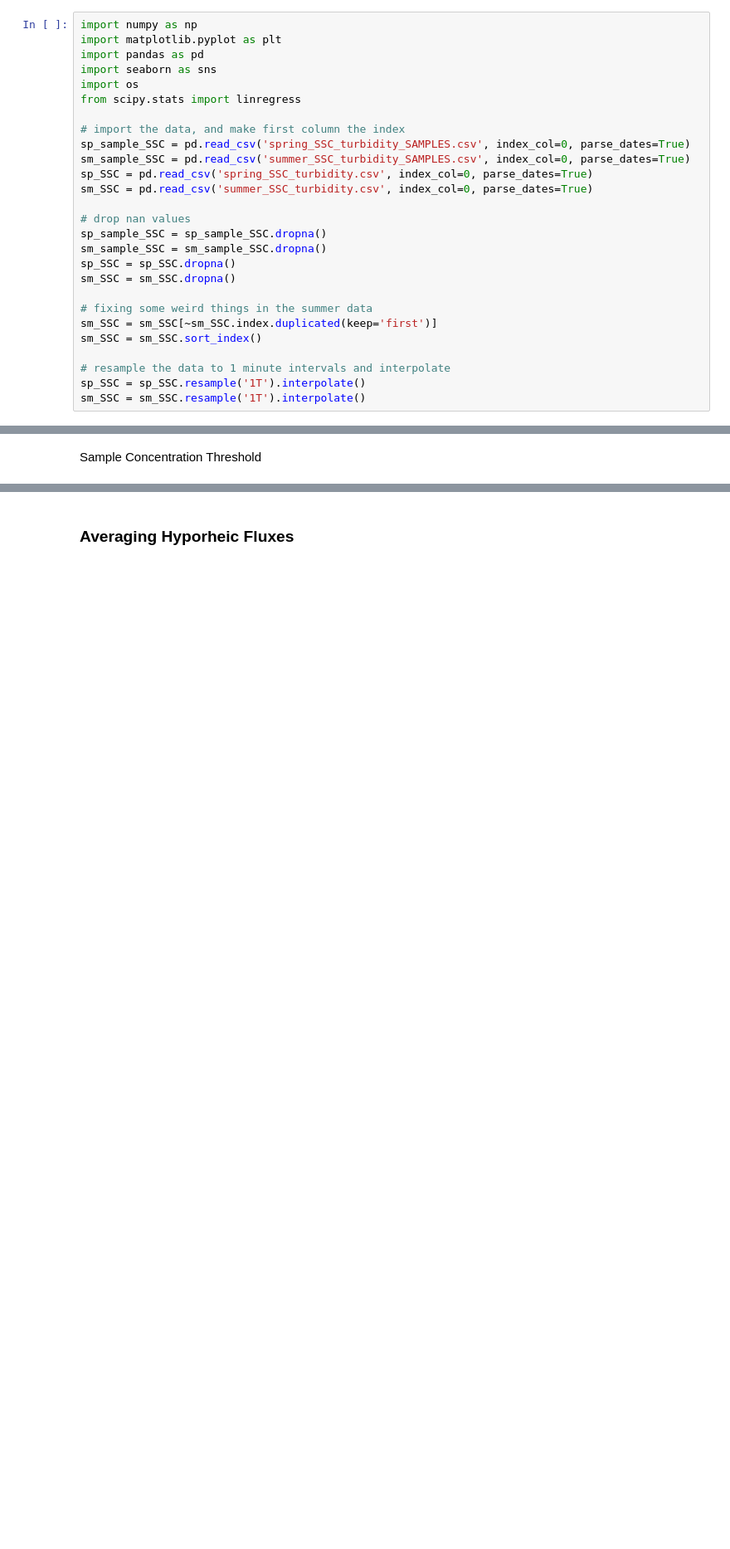
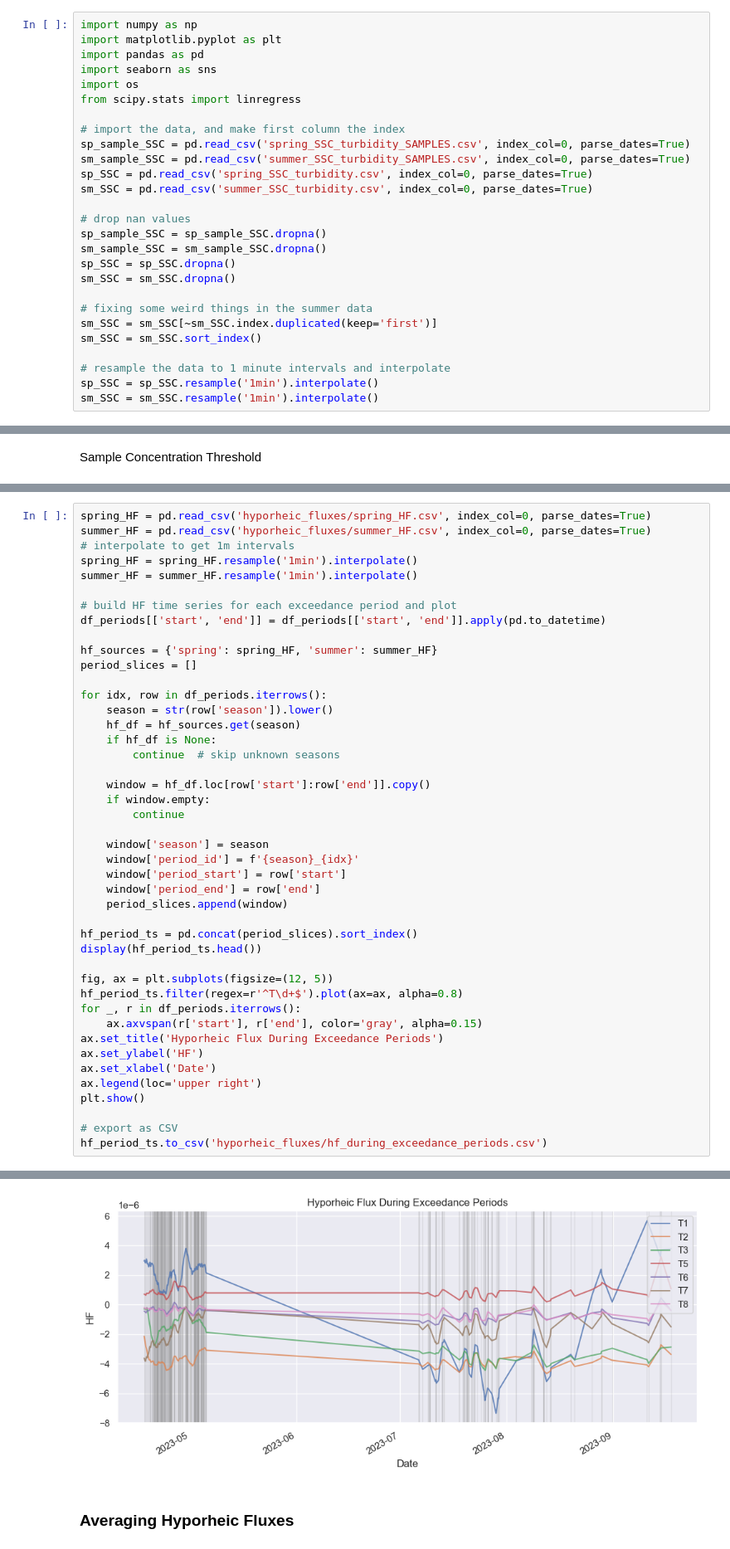
Before and after one commit to nicole-hucke/sediment_trap_paper, a Jupyter notebook: data_analysis/suspension_hyp_averages/hyp_avg_SSC.ipynb, the cells around one changed output, grey strips where cells are left out. Shown at 83% size. Drawn from its saved outputs; the diff is of its cells as text; blank space fills up the shorter version.

Commit message:
VHF seasonal variability analysis

```diff
--- a/data_analysis/suspension_hyp_averages/hyp_avg_SSC.ipynb
+++ b/data_analysis/suspension_hyp_averages/hyp_avg_SSC.ipynb
@@ -25,8 +25,8 @@ sm_SSC = sm_SSC[~sm_SSC.index.duplicated(keep='first')]
 sm_SSC = sm_SSC.sort_index()
 
 # resample the data to 1 minute intervals and interpolate
-sp_SSC = sp_SSC.resample('1T').interpolate()
-sm_SSC = sm_SSC.resample('1T').interpolate()
+sp_SSC = sp_SSC.resample('1min').interpolate()
+sm_SSC = sm_SSC.resample('1min').interpolate()
 # %% [markdown]
 #### Scatter Plots
 # %% [markdown]
@@ -635,0 +639,45 @@ Total exceedance time in summer: 4097.00 minutes
+# %%
+spring_HF = pd.read_csv('hyporheic_fluxes/spring_HF.csv', index_col=0, parse_dates=True)
+summer_HF = pd.read_csv('hyporheic_fluxes/summer_HF.csv', index_col=0, parse_dates=True)
+# interpolate to get 1m intervals
+spring_HF = spring_HF.resample('1min').interpolate()
+summer_HF = summer_HF.resample('1min').interpolate()
+
+# build HF time series for each exceedance period and plot
+df_periods[['start', 'end']] = df_periods[['start', 'end']].apply(pd.to_datetime)
+
+hf_sources = {'spring': spring_HF, 'summer': summer_HF}
+period_slices = []
+
+for idx, row in df_periods.iterrows():
+    season = str(row['season']).lower()
+    hf_df = hf_sources.get(season)
+    if hf_df is None:
+        continue  # skip unknown seasons
+
+    window = hf_df.loc[row['start']:row['end']].copy()
+    if window.empty:
+        continue
+
+    window['season'] = season
+    window['period_id'] = f'{season}_{idx}'
+    window['period_start'] = row['start']
+    window['period_end'] = row['end']
+    period_slices.append(window)
+
+hf_period_ts = pd.concat(period_slices).sort_index()
+display(hf_period_ts.head())
+
+fig, ax = plt.subplots(figsize=(12, 5))
+hf_period_ts.filter(regex=r'^T\d+$').plot(ax=ax, alpha=0.8)
+for _, r in df_periods.iterrows():
+    ax.axvspan(r['start'], r['end'], color='gray', alpha=0.15)
+ax.set_title('Hyporheic Flux During Exceedance Periods')
+ax.set_ylabel('HF')
+ax.set_xlabel('Date')
+ax.legend(loc='upper right')
+plt.show()
+
+# export as CSV
+hf_period_ts.to_csv('hyporheic_fluxes/hf_during_exceedance_periods.csv')
+# %% [output]
@@ -636,3 +691,4 @@ Total exceedance time in summer: 4097.00 minutes
+[figure, added]
 # %% [markdown]
 ### Averaging Hyporheic Fluxes
 # %%
```
Also changed, not shown: parts of 6 cells of this notebook, 3 other files.
